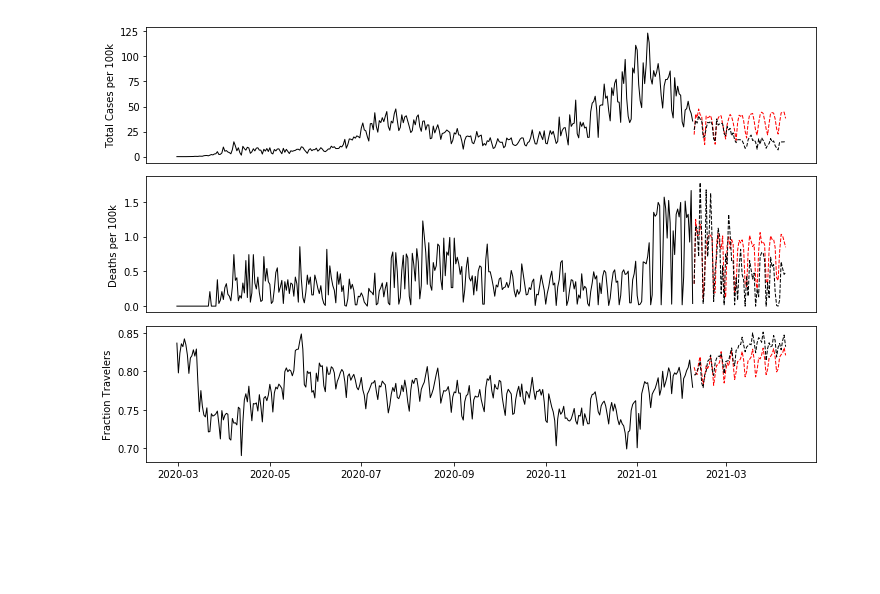
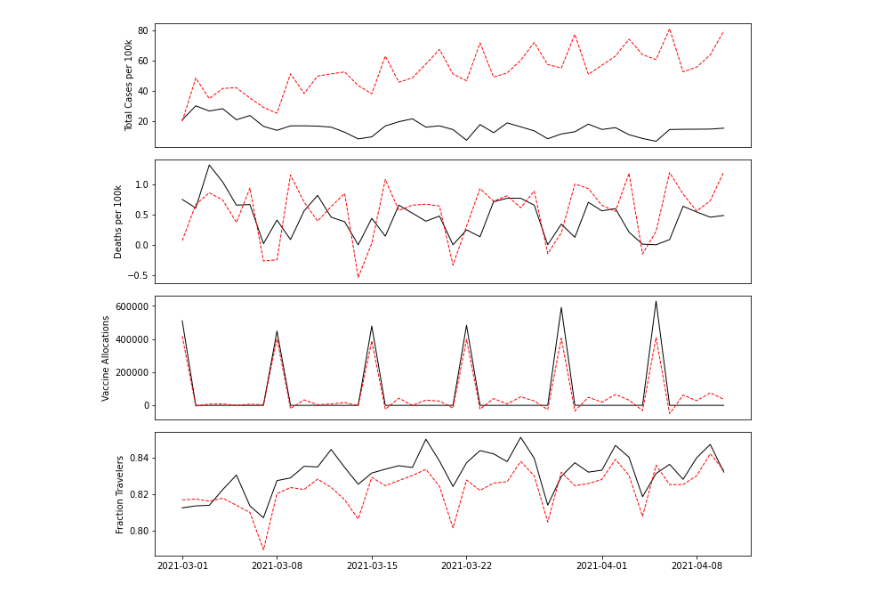
Before and after one commit to mrepasky3/ISYE6416-Spring2021-Project, a Jupyter notebook: AutoRegression.ipynb, the cells around one changed output. Saved outputs shown, nothing was run; the diff lists cells and outputs as text; code cells hidden in the pictures; blank space fills up the shorter version.

```diff
--- a/AutoRegression.ipynb
+++ b/AutoRegression.ipynb
@@ -81,7 +123,7 @@ p_val_dict
 # %%
-train_frac = 0.85
+train_frac = 0.9
 # %%
-vector_data = pd.concat([state_y.reset_index(drop=True),state_X["total_cases"],state_X["deaths"]],axis=1)
+vector_data = pd.concat([state_y.reset_index(drop=True),state_X["total_cases"],state_X["deaths"],state_X["vaccine_allocations"]],axis=1)
 vector_data_train = vector_data.iloc[:int(train_frac*len(vector_data)),:]
 vector_data_test = vector_data.iloc[int(train_frac*len(vector_data)):,:]
 vector_data_train
@@ -201,7 +263,7 @@ mse_vals = []
 best_mse = 1e6
 aic_vals = []
 lag_range = np.arange(1,41,1)
-best_lag = 22
+best_lag = 23
 best_lag_aic = None
 
 for i in lag_range:
@@ -239,11 +301,17 @@ for i in lag_range:
 # plt.legend()
 # plt.show()
 
-fig = plt.figure(figsize=(12,4))
+fig, ax1 = plt.subplots(figsize=(12,4))
 
-plt.plot(lag_range, aic_vals, color='k')
-plt.axvline(best_lag,color='red',linestyle='--',label="Optimal Lag")
+ax1.plot(lag_range, mse_vals, color='k',label='MSE Value')
+ax1.axvline(best_lag,color='red',linestyle='--',label="Chosen Lag")
+ax1.set_ylabel("Mean Squared Error")
 
-plt.legend()
+ax2 = ax1.twinx()
+
+ax2.plot(lag_range, aic_vals, color='mediumblue',label='AIC Value')
+ax2.set_ylabel("Akaike Information Criterion", color='mediumblue')
+
+fig.legend()
 plt.show()
 # %% [output]
@@ -324,24 +435,26 @@ plt.show()
 # %%
-fig, ax = plt.subplots(3,1,figsize=(12,8))
+fig, ax = plt.subplots(4,1,figsize=(12,11))
 
-ax[0].plot(dates[:int(train_frac*len(vector_data))],vector_data_train["total_cases"],color='k',lw=1)
+ax[0].plot(dates[int(train_frac*len(vector_data)):],vector_data_test["total_cases"],color='k',lw=1)
 ax[0].plot(dates[int(train_frac*len(vector_data)):],proper_forecast["total_cases_forecast"],color='r',lw=1,linestyle='--')
-ax[0].plot(dates[int(train_frac*len(vector_data)):],vector_data_test["total_cases"],color='k',lw=1,linestyle='--')
 ax[0].tick_params(axis='x',bottom=False,labelbottom=False)
 ax[0].set_ylabel("Total Cases per 100k")
 
-ax[1].plot(dates[:int(train_frac*len(vector_data))],vector_data_train["deaths"],color='k',lw=1)
+ax[1].plot(dates[int(train_frac*len(vector_data)):],vector_data_test["deaths"],color='k',lw=1)
 ax[1].plot(dates[int(train_frac*len(vector_data)):],proper_forecast["deaths_forecast"],color='r',lw=1,linestyle='--')
-ax[1].plot(dates[int(train_frac*len(vector_data)):],vector_data_test["deaths"],color='k',lw=1,linestyle='--')
 ax[1].tick_params(axis='x',bottom=False,labelbottom=False)
 ax[1].set_ylabel("Deaths per 100k")
 
-ax[2].plot(dates[:int(train_frac*len(vector_data))],vector_data_train["Population Not Staying at Home"],color='k',lw=1)
-ax[2].plot(dates[int(train_frac*len(vector_data)):],proper_forecast["Population Not Staying at Home_forecast"],color='r',lw=1,linestyle='--')
-ax[2].plot(dates[int(train_frac*len(vector_data)):],vector_data_test["Population Not Staying at Home"],color='k',lw=1,linestyle='--')
-ax[2].set_ylabel("Fraction Travelers")
+ax[2].plot(dates[int(train_frac*len(vector_data)):],vector_data_test["vaccine_allocations"],color='k',lw=1)
+ax[2].plot(dates[int(train_frac*len(vector_data)):],proper_forecast["vaccine_allocations_forecast"],color='r',lw=1,linestyle='--')
+ax[2].tick_params(axis='x',bottom=False,labelbottom=False)
+ax[2].set_ylabel("Vaccine Allocations")
+
+ax[3].plot(dates[int(train_frac*len(vector_data)):],vector_data_test["Population Not Staying at Home"],color='k',lw=1)
+ax[3].plot(dates[int(train_frac*len(vector_data)):],proper_forecast["Population Not Staying at Home_forecast"],color='r',lw=1,linestyle='--')
+ax[3].set_ylabel("Fraction Travelers")
 
 plt.subplots_adjust(hspace = 0.1)
 plt.show()
 # %% [output]
-[figure, old version]
+[figure, new version]
```
Also changed, not shown: parts of 20 cells of this notebook, 5 other files.
